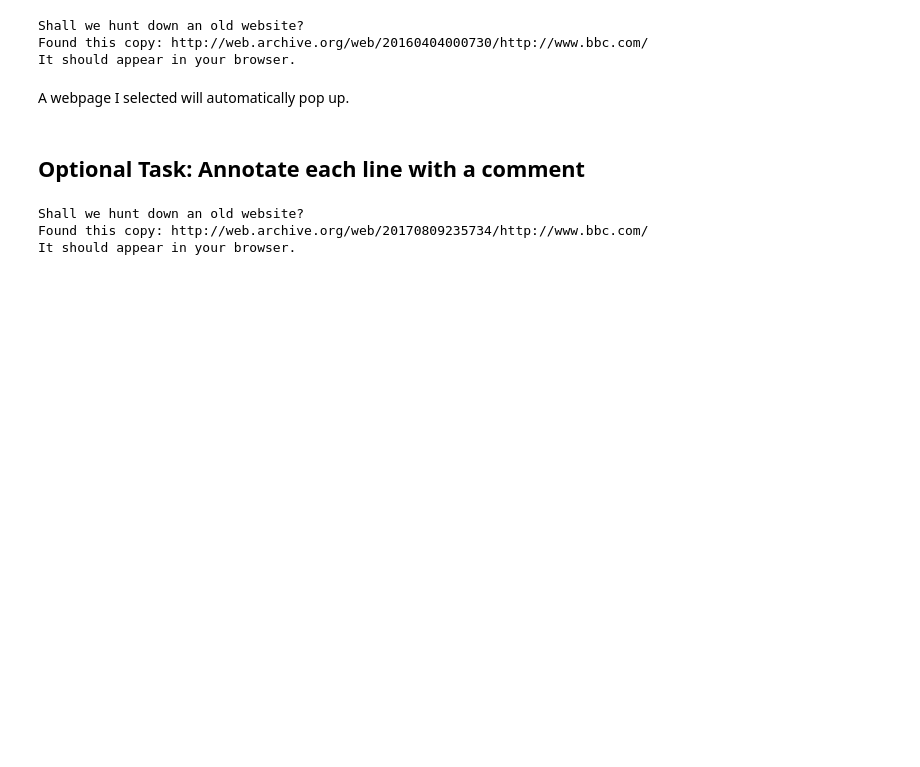
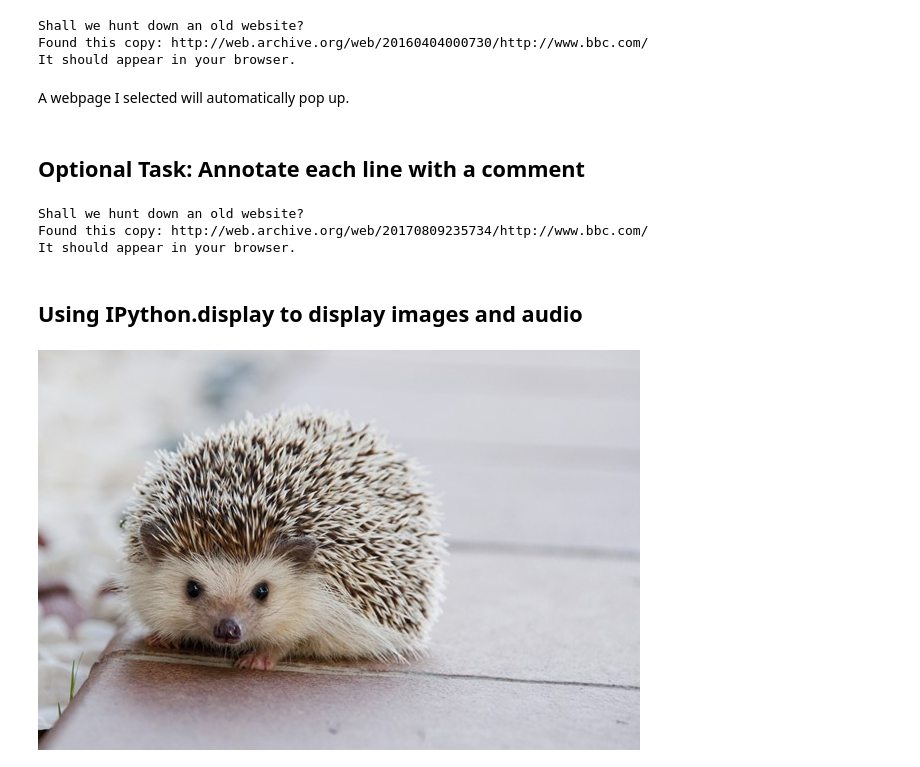
Before and after one commit to JudyDuJY/ai-for-the-arts, a Jupyter notebook: coding_exercises.ipynb, the cells around one changed output. Cells and saved outputs as stored; diff of their text form; code cells hidden in the pictures; blank space fills up the shorter version.

Commit message:
Using IPython.display to display images and audio

```diff
--- a/coding_exercises.ipynb
+++ b/coding_exercises.ipynb
@@ -1384,3 +1384,10 @@ except:
 Shall we hunt down an old website?
 Found this copy: http://web.archive.org/web/20170809235734/http://www.bbc.com/
 It should appear in your browser.
+# %% [markdown]
+## Using IPython.display to display images and audio
+# %%
+from IPython.display import Image
+Image("picture1.jpg")
+# %% [output]
+[figure, added]
```
Also changed, not shown: parts of 2 cells of this notebook.
